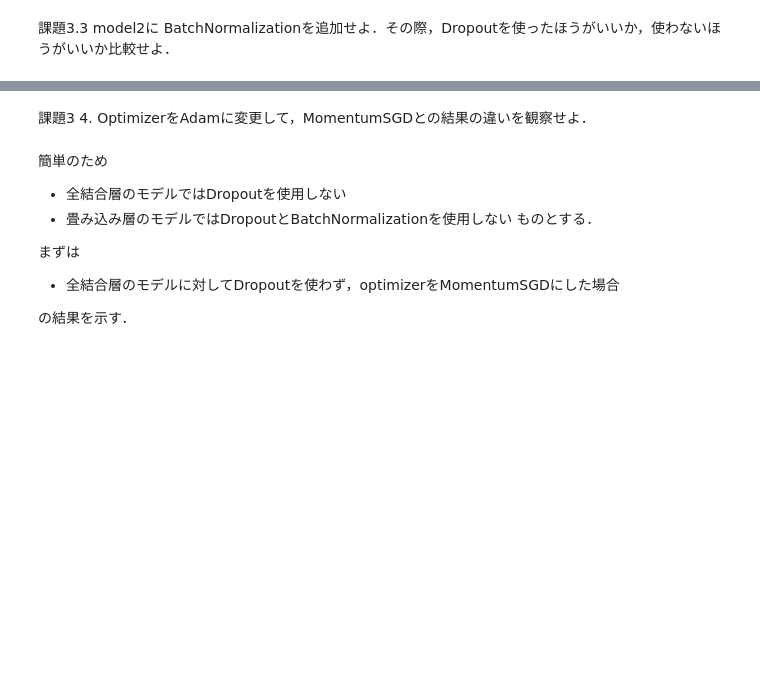
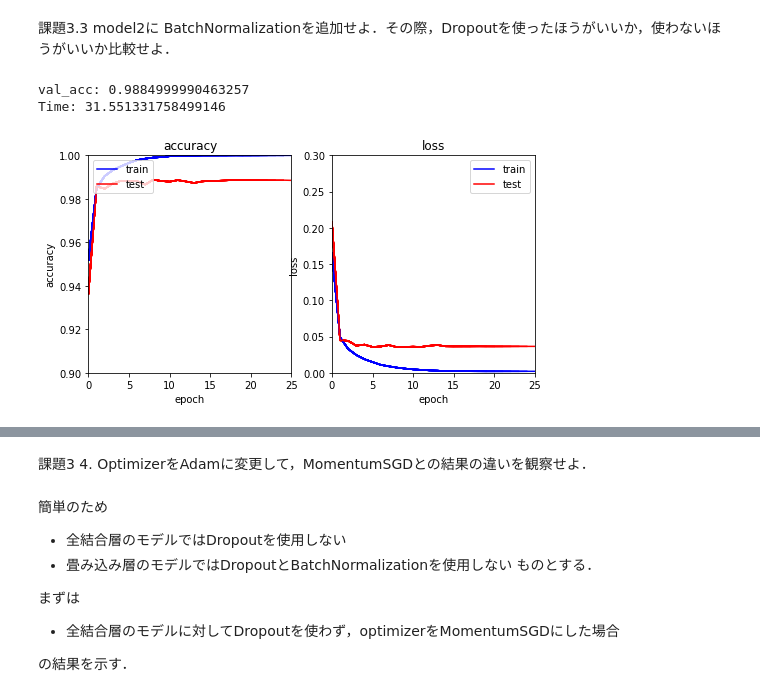
Before and after one commit to Knt44kw/SystemRecognition, a Jupyter notebook: code/kadai2/mnist_keras.ipynb, the cells around one changed output, grey strips where cells are left out. Cells and saved outputs as stored; diff of their text form; code cells hidden in the pictures; blank space fills up the shorter version.

Commit message:
add conv model with bn without dropout

```diff
--- a/code/kadai2/mnist_keras.ipynb
+++ b/code/kadai2/mnist_keras.ipynb
@@ -286,6 +289,17 @@ Time: 53.37796425819397
 # %% [markdown]
 課題3.3
 model2に BatchNormalizationを追加せよ．その際，Dropoutを使ったほうがいいか，使わないほうがいいか比較せよ．
+# %%
+model2_without_drop_with_batch = conv_model(is_drop=False, is_batch=True)
+# %%
+show_graph2 = ShowGraph(max_epoch=num_epoch, model_name="convmodel", optimizer="momentumsgd", is_drop=False, is_batch=True)
+reduce_lr2 = keras.callbacks.ReduceLROnPlateau(monitor='val_loss', factor=0.1,patience=5, min_lr=0.0001)
+history2 = model2_without_drop_with_batch.fit(x_train, Y_train, epochs=num_epoch+1, validation_data=(x_test,Y_test), batch_size=batch_size, verbose=0, callbacks=[show_graph2, reduce_lr2])
+del show_graph2
+# %% [output]
+val_acc: 0.9884999990463257
+Time: 31.551331758499146
+[figure, added]
 # %%
 model2_drop_batch = conv_model(is_drop=True, is_batch=True)
 # %%
```
Also changed, not shown: parts of 9 cells of this notebook.
